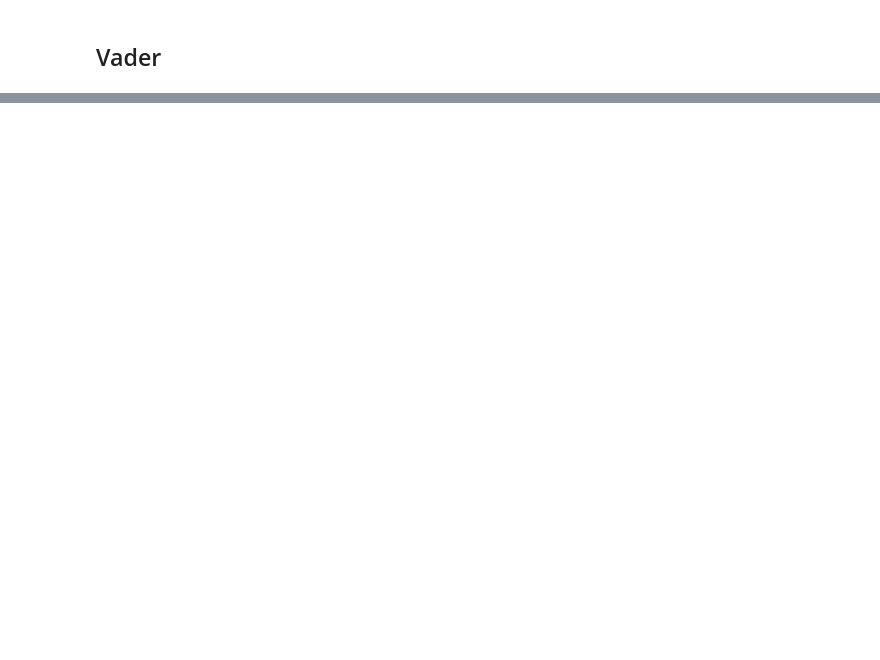
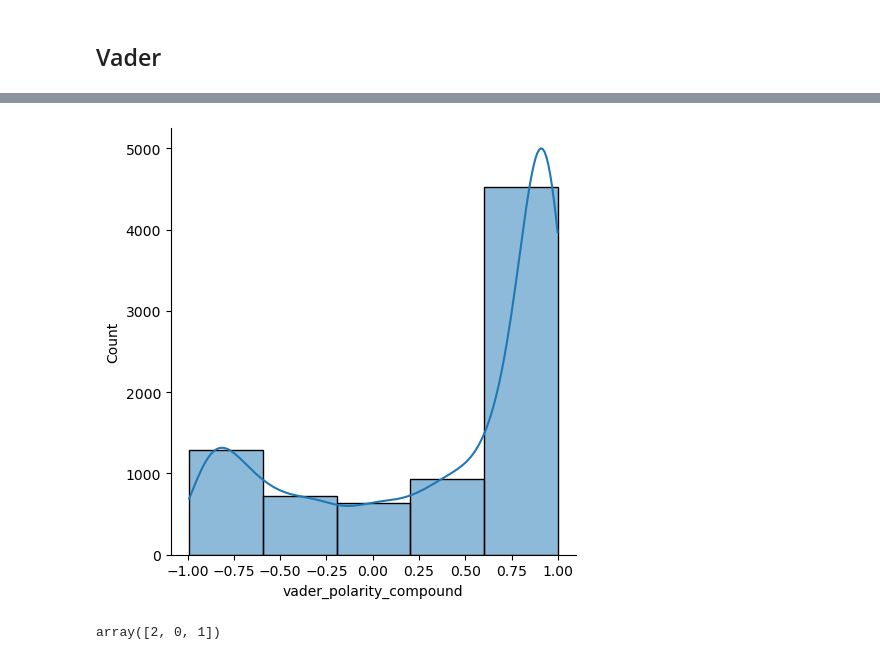
Before and after one commit to yeozs/MannheimDMProject, a Jupyter notebook: preprocessing_ant.ipynb, the cells around one changed output, grey strips where cells are left out. Saved outputs shown, nothing was run; the diff lists cells and outputs as text; code cells hidden in the pictures; blank space fills up the shorter version.

```diff
--- a/preprocessing_ant.ipynb
+++ b/preprocessing_ant.ipynb
@@ -233,0 +410,10 @@ for tag in unique_tags:
+# %%
+import seaborn as sns
+score_graph = sns.displot(data["vader_polarity_compound"], kde=True, bins=5)
+plt.show()
+# %% [output]
+[figure, added]
+# %%
+data['Sentiment'].unique()
+# %% [output]
+array([2, 0, 1])
```
Also changed, not shown: parts of 26 cells of this notebook, 1 other file.
